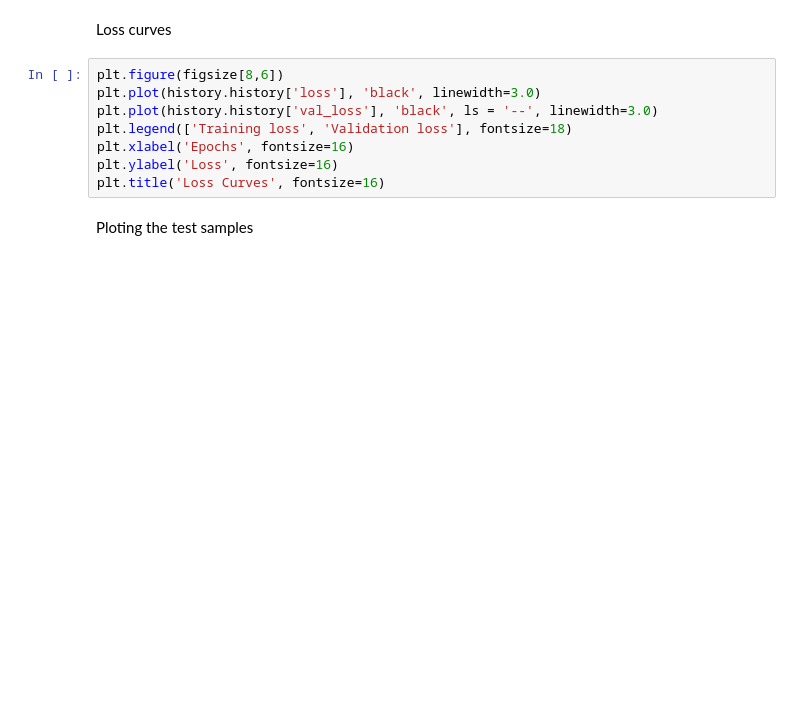
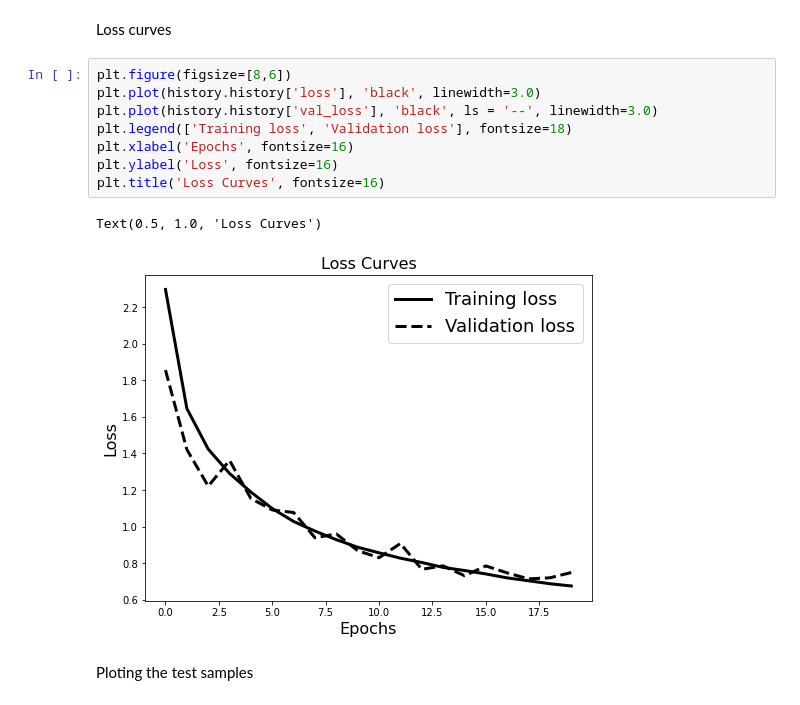
Before and after one commit to Galib2018/Deep-learning, a Jupyter notebook: cnn_cifar10v2.ipynb, the cells around one changed output. Saved outputs shown, nothing was run; the diff lists cells and outputs as text; blank space fills up the shorter version.

```diff
--- a/cnn_cifar10v2.ipynb
+++ b/cnn_cifar10v2.ipynb
@@ -273,13 +290,16 @@ model.evaluate(x_test, y_test)
 # %% [markdown]
 Loss curves
 # %%
-plt.figure(figsize[8,6])
+plt.figure(figsize=[8,6])
 plt.plot(history.history['loss'], 'black', linewidth=3.0)
 plt.plot(history.history['val_loss'], 'black', ls = '--', linewidth=3.0)
 plt.legend(['Training loss', 'Validation loss'], fontsize=18)
 plt.xlabel('Epochs', fontsize=16)
 plt.ylabel('Loss', fontsize=16)
 plt.title('Loss Curves', fontsize=16)
+# %% [output]
+Text(0.5, 1.0, 'Loss Curves')
+[figure, added]
 # %% [markdown]
 Ploting the test samples
 # %%
```
Also changed, not shown: parts of 12 cells of this notebook.
